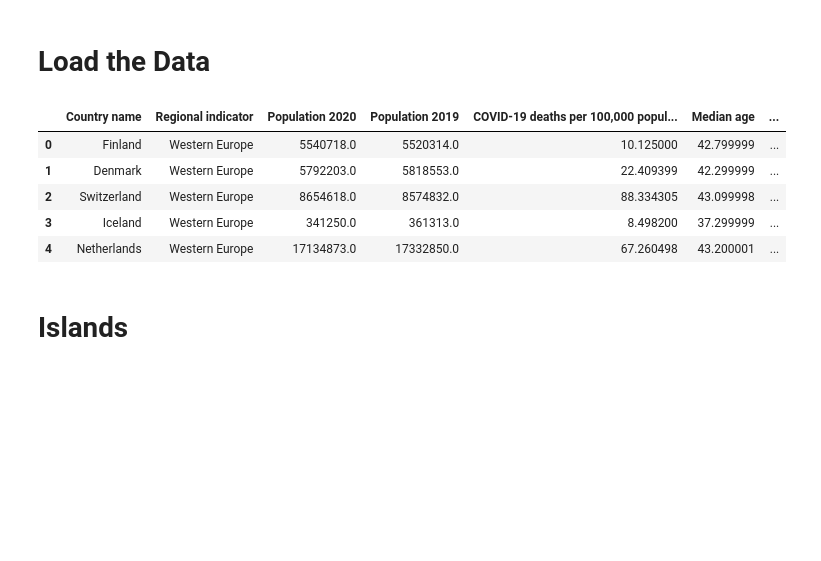
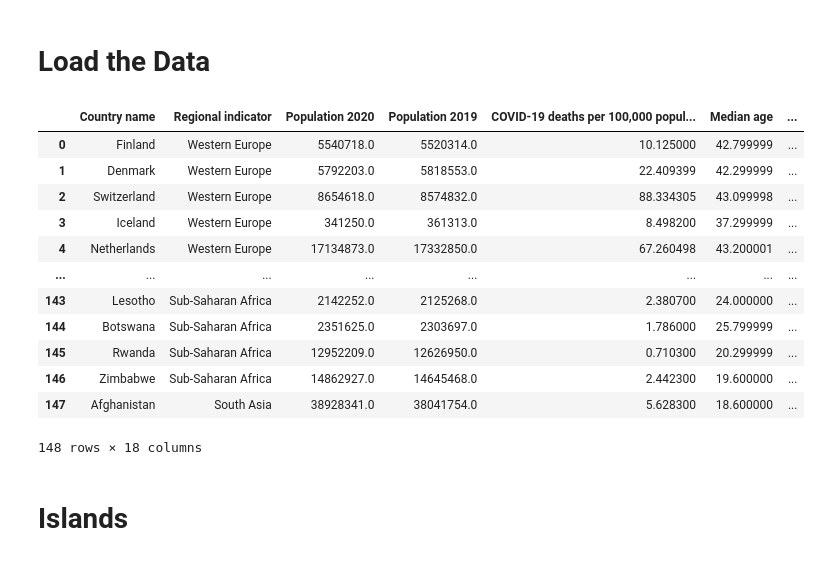
Before and after one commit to frands97/machine-learning-program, a Jupyter notebook: I Python Basics with Pandas/#01. Data Tables & Basic Concepts of Programming/01practice.ipynb, the cells around one changed output. Cells and saved outputs as stored; diff of their text form; code cells hidden in the pictures; blank space fills up the shorter version.

```diff
--- a/I Python Basics with Pandas/#01. Data Tables & Basic Concepts of Programming/01practice.ipynb
+++ b/I Python Basics with Pandas/#01. Data Tables & Basic Concepts of Programming/01practice.ipynb
@@ -25,15 +25,22 @@
 # %%
 import pandas as pd
 
 df = pd.read_excel('df_mortality_regions.xlsx')
-df.head()
+df
 # %% [output]
 |  | Country name | Regional indicator | Population 2020 | Population 2019 | COVID-19 deaths per 100,000 popul... | Median age | ... |
 | 0 | Finland | Western Europe | 5540718.0 | 5520314.0 | 10.125000 | 42.799999 | ... |
 | 1 | Denmark | Western Europe | 5792203.0 | 5818553.0 | 22.409399 | 42.299999 | ... |
 | 2 | Switzerland | Western Europe | 8654618.0 | 8574832.0 | 88.334305 | 43.099998 | ... |
 | 3 | Iceland | Western Europe | 341250.0 | 361313.0 | 8.498200 | 37.299999 | ... |
 | 4 | Netherlands | Western Europe | 17134873.0 | 17332850.0 | 67.260498 | 43.200001 | ... |
+| ... | ... | ... | ... | ... | ... | ... | ... |
+| 143 | Lesotho | Sub-Saharan Africa | 2142252.0 | 2125268.0 | 2.380700 | 24.000000 | ... |
+| 144 | Botswana | Sub-Saharan Africa | 2351625.0 | 2303697.0 | 1.786000 | 25.799999 | ... |
+| 145 | Rwanda | Sub-Saharan Africa | 12952209.0 | 12626950.0 | 0.710300 | 20.299999 | ... |
+| 146 | Zimbabwe | Sub-Saharan Africa | 14862927.0 | 14645468.0 | 2.442300 | 19.600000 | ... |
+| 147 | Afghanistan | South Asia | 38928341.0 | 38041754.0 | 5.628300 | 18.600000 | ... |
+148 rows × 18 columns
 # %% [markdown]
 # Islands
 # %% [markdown]
```
Also changed, not shown: parts of 16 cells of this notebook, 4 other files.
